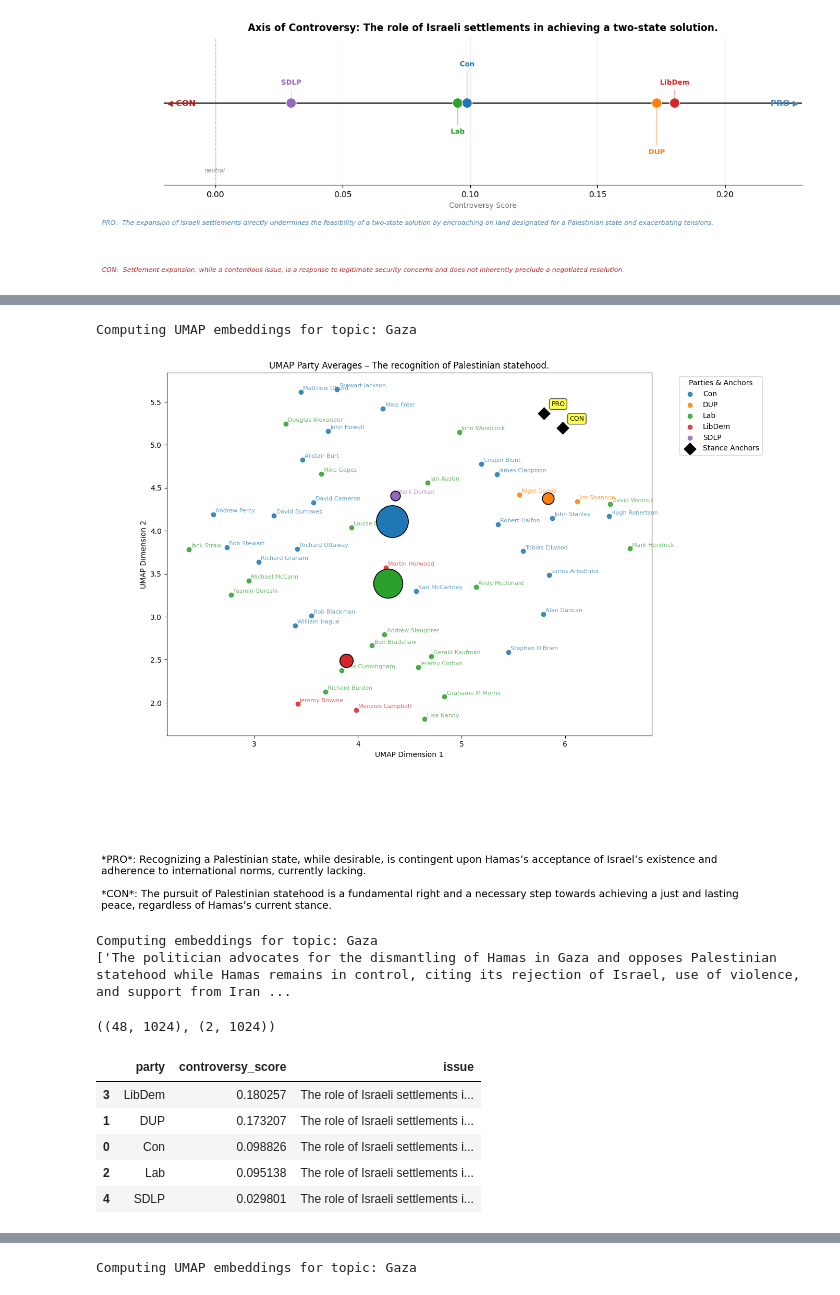
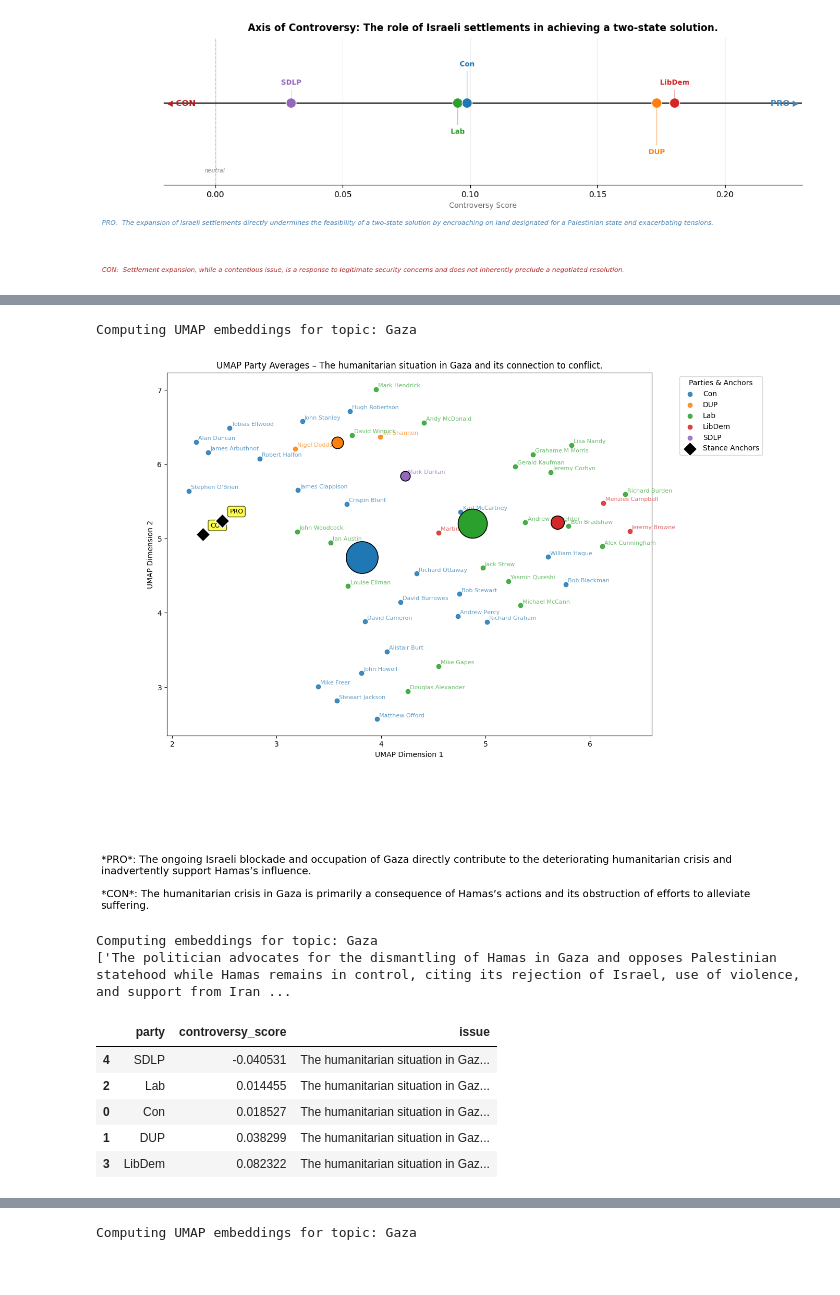
Before and after one commit to fedefraschio/stance-detection-uk-parliament, a Jupyter notebook: notebooks/stance_detection.ipynb, the cells around one changed output, grey strips where cells are left out. Cells and saved outputs as stored; diff of their text form; code cells hidden in the pictures.

```diff
--- a/notebooks/stance_detection.ipynb
+++ b/notebooks/stance_detection.ipynb
@@ -168,6 +169,14 @@ uk.set_summarization_for_topic(topic, summarizations)
 anchors=uk.generate_anchors(topic)
 # %% [output]
 Generating stance anchors for topic: Gaza
+# %%
+# DEBUG: saving anchors to json file
+with open(f'./../data/processed/anchors_{topic}.json', 'w') as f:
+    json.dump(anchors, f, indent=4)
+# %%
+# DEBUG: loading anchors from json file
+with open(f'./../data/processed/anchors_{topic}.json', 'r') as f:
+    anchors = json.load(f)
 # %%
 anchors
 # %% [output]
@@ -253,11 +310,6 @@ politician_stance(summarizations=summarizations, name="Lisa Nandy")
 # %%
-embeddings = uk.compute_umap_embeddings(topic, anchors[3])
+embeddings = uk.compute_umap_embeddings(topic, anchors[2])
 uk.plot_umap_party_averages(embeddings, topic)
 # %% [output]
 Computing UMAP embeddings for topic: Gaza
-[figure, old version]
+[figure, new version]
-# %%
-speaker_embeddings, anchor_embeddings = uk.compute_embeddings(topic, anchors[1])
-# %% [output]
-Computing embeddings for topic: Gaza
-['The politician advocates for the dismantling of Hamas in Gaza and opposes Palestinian statehood while Hamas remains in control, citing its rejection of Israel, use of violence, and support from Iran ...
@@ -266,17 +316,18 @@ issue = anchors[1]['topic']
-# %%
-speaker_embeddings.shape, anchor_embeddings.shape
-# %% [output]
-((48, 1024), (2, 1024))
 # %%
+# compute controversy axis based on anchor 1 (pro) and anchor 0 (con)
+speaker_embeddings, anchor_embeddings = uk.compute_embeddings(topic, anchors[2])
+issue = anchors[2]['topic']
 party_df = uk.axis_of_controversy(topic, issue=issue, anchor_embeddings=anchor_embeddings, speaker_embeddings=speaker_embeddings)
 
 # order by controversy score
-party_df = party_df.sort_values(by='controversy_score', ascending=False)
+party_df = party_df.sort_values(by='controversy_score', ascending=True)
 party_df
 # %% [output]
+Computing embeddings for topic: Gaza
+['The politician advocates for the dismantling of Hamas in Gaza and opposes Palestinian statehood while Hamas remains in control, citing its rejection of Israel, use of violence, and support from Iran ...
 |  | party | controversy_score | issue |
-| 3 | LibDem | 0.180257 | The role of Israeli settlements i... |
-| 1 | DUP | 0.173207 | The role of Israeli settlements i... |
-| 0 | Con | 0.098826 | The role of Israeli settlements i... |
-| 2 | Lab | 0.095138 | The role of Israeli settlements i... |
-| 4 | SDLP | 0.029801 | The role of Israeli settlements i... |
+| 4 | SDLP | -0.040531 | The humanitarian situation in Gaz... |
+| 2 | Lab | 0.014455 | The humanitarian situation in Gaz... |
+| 0 | Con | 0.018527 | The humanitarian situation in Gaz... |
+| 1 | DUP | 0.038299 | The humanitarian situation in Gaz... |
+| 3 | LibDem | 0.082322 | The humanitarian situation in Gaz... |
```
Also changed, not shown: parts of 21 cells of this notebook, 1 other file.
